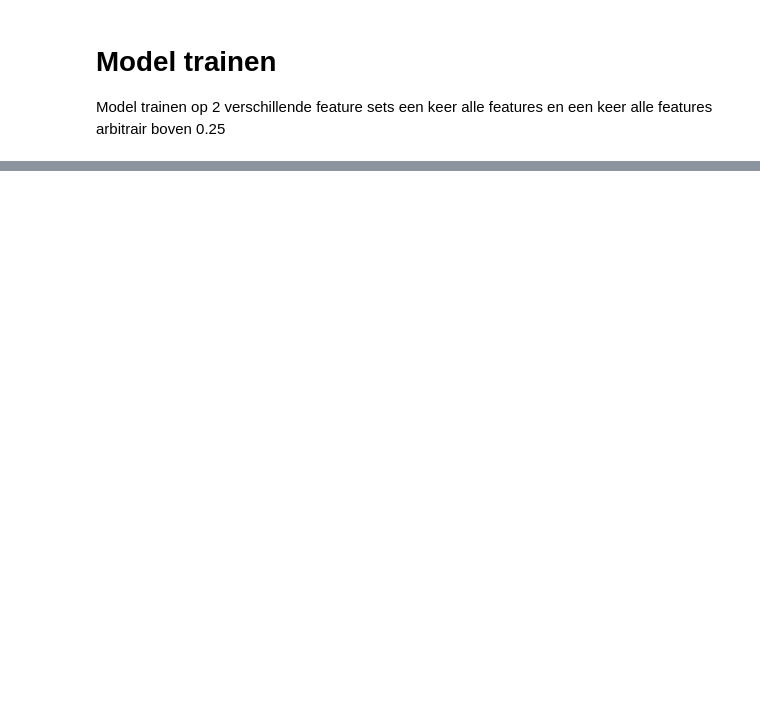
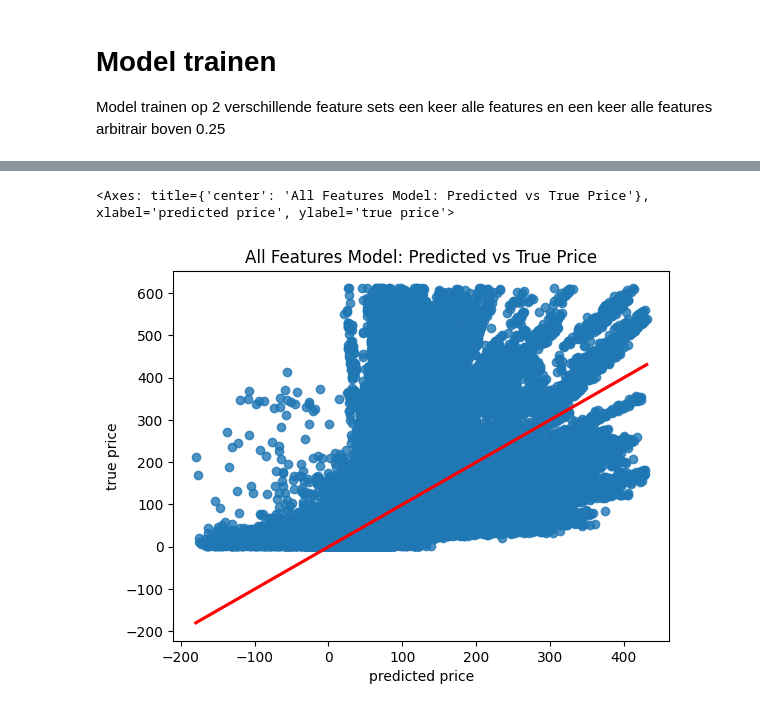
Before and after one commit to ayoub-lafhailat/Value-Investing, a Jupyter notebook: Models/Baseline.ipynb, the cells around one changed output, grey strips where cells are left out. Drawn from its saved outputs; the diff is of its cells as text; code cells hidden in the pictures; blank space fills up the shorter version.

Commit message:
Finish baseline model
Added feature selection, training/validation split, model training, evaluation as well as comparing 2 feature sets.

```diff
--- a/Models/Baseline.ipynb
+++ b/Models/Baseline.ipynb
@@ -629,0 +655,3 @@ Since this is the baseline model we don't dive to deep into our research how we
+# %%
+X_trim = df_trim.drop(columns=["Adj. Close"])
+y_trim = df_trim["Adj. Close"]
@@ -629,0 +663,4 @@ Since this is the baseline model we don't dive to deep into our research how we
+# %%
+from sklearn.model_selection import train_test_split
+
+X_trim_train, X_trim_test, y_trim_train, y_trim_test = train_test_split(X_trim,y_trim,test_size=.2,random_state=42)
@@ -631,3 +675,10 @@ Since this is the baseline model we don't dive to deep into our research how we
 # Model trainen
 
 Model trainen op 2 verschillende feature sets een keer alle features en een keer alle features arbitrair boven 0.25
+# %%
+from sklearn.linear_model import LinearRegression
+
+model = LinearRegression()
+result = model.fit(X_trim_train, y_trim_train)
+score = model.score(X_trim_test, y_trim_test)
+print("R²:", score)
@@ -633,0 +696,12 @@ Model trainen op 2 verschillende feature sets een keer alle features en een keer
+# %%
+# Predictions - all features / trim dataset
+predictions_trim = model.predict(X_trim_test)
+
+prediction_overview_trim = pd.DataFrame()
+prediction_overview_trim["truth"] = y_trim_test
+prediction_overview_trim["prediction"] = predictions_trim
+prediction_overview_trim["error"] = prediction_overview_trim["truth"] - prediction_overview_trim["prediction"]
+prediction_overview_trim["error"] = abs(prediction_overview_trim["error"].astype(int))
+prediction_overview_trim = prediction_overview_trim.reset_index(drop=True)
+
+prediction_overview_trim
@@ -633,0 +748,16 @@ Model trainen op 2 verschillende feature sets een keer alle features en een keer
+# %%
+# Regression plot - all features / trim dataset
+plot = seaborn.regplot(
+    y=y_trim_test.values.flatten(),
+    x=predictions_trim.flatten(),
+    line_kws={"color": "r"}
+)
+
+plot.set_xlabel("predicted price")
+plot.set_ylabel("true price")
+plot.set_title("All Features Model: Predicted vs True Price")
+
+plot
+# %% [output]
+<Axes: title={'center': 'All Features Model: Predicted vs True Price'}, xlabel='predicted price', ylabel='true price'>
+[figure, added]
```
Also changed, not shown: parts of 41 cells of this notebook.
